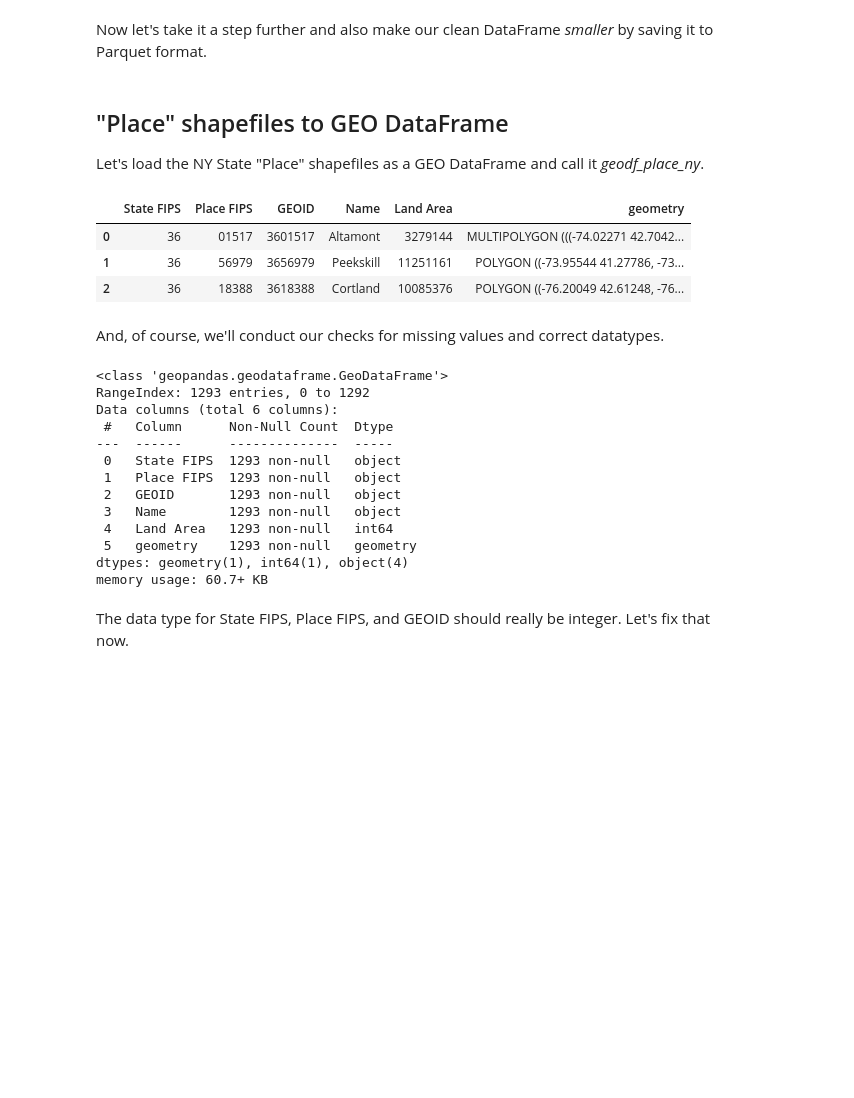
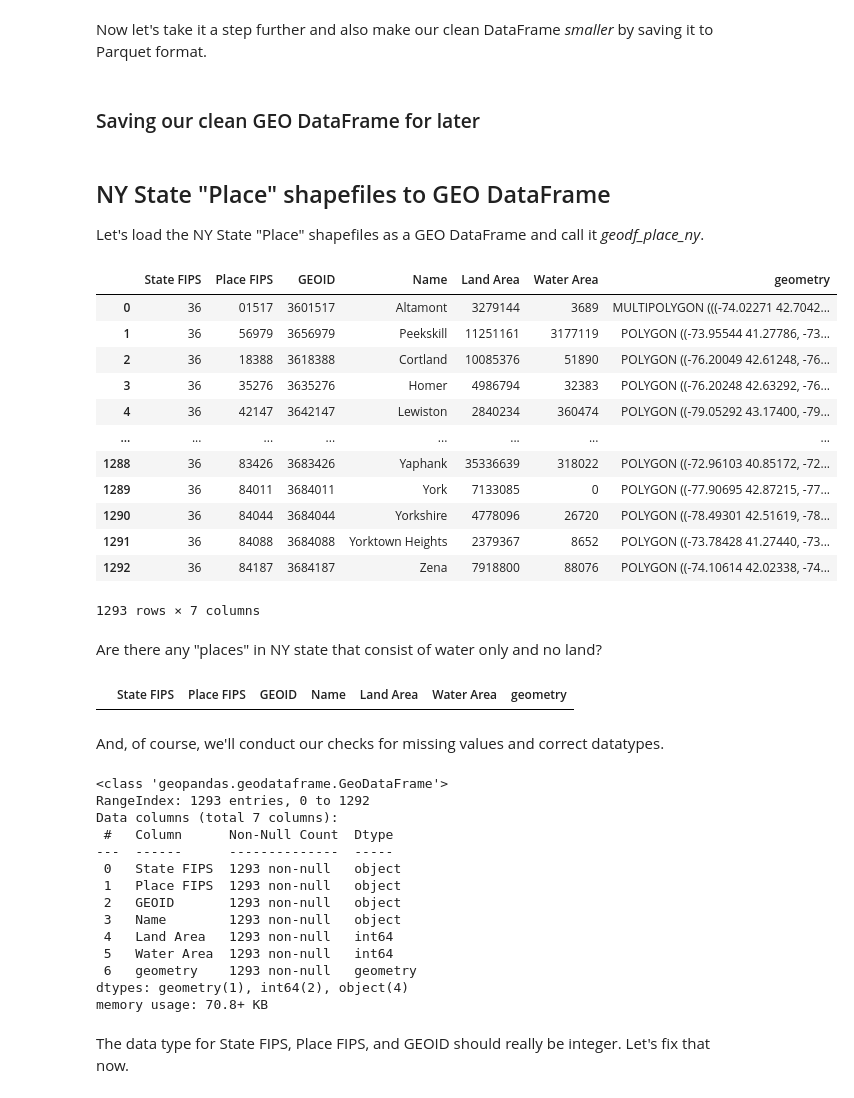
Before and after one commit to flanasonic/visualizing_population_density, a Jupyter notebook: notebooks/03_DataCleanup_GIS.ipynb, the cells around one changed output. Cells and saved outputs as stored; diff of their text form; code cells hidden in the pictures; blank space fills up the shorter version.

```diff
--- a/notebooks/03_DataCleanup_GIS.ipynb
+++ b/notebooks/03_DataCleanup_GIS.ipynb
@@ -151 +205,3 @@ Now let's take it a step further and also make our clean DataFrame *smaller* by
+# %% [markdown]
+### Saving our clean GEO DataFrame for later
 # %%
@@ -163,28 +217,44 @@ clean_geodf_tract_ny_file_csv  = os.path.join(clean_data_dir, "tl_2020_36_tract2
 geodf_tract_ny.to_csv(clean_geodf_tract_ny_file_csv, index=False)
 #= pa.Table.from_pandas(ny_shapes_df, preserve_index=False)
 # %% [markdown]
-## "Place" shapefiles to GEO DataFrame
+## NY State "Place" shapefiles to GEO DataFrame
 
 Let's load the NY State "Place" shapefiles as a GEO DataFrame and call it *geodf_place_ny*.
 # %%
 import geopandas as gpd
 
 # make GEO DataFrame from the NY State "Place" shapefiles
 shapefile_place_ny = os.path.join(shapes_dir,"tl_2020_36_place20.zip")
 geodf_place_ny = gpd.read_file(shapefile_place_ny, encoding_errors='ignore')
 
 # select only the columns we want
-geodf_place_ny = geodf_place_ny[['STATEFP20', 'PLACEFP20', 'GEOID20', 'NAME20', 'ALAND20', 'geometry']]
+geodf_place_ny = geodf_place_ny[['STATEFP20', 'PLACEFP20', 'GEOID20', 'NAME20', 'ALAND20', 'AWATER20', 'geometry']]
 
 # rename the columns
-geodf_place_ny.rename(columns={'STATEFP20': 'State FIPS', 'PLACEFP20': 'Place FIPS', 'GEOID20': 'GEOID', 'NAME20': 'Name', 'ALAND20': 'Land Area'}, inplace=True)
+geodf_place_ny.rename(columns={'STATEFP20': 'State FIPS', 'PLACEFP20': 'Place FIPS', 'GEOID20': 'GEOID', 'NAME20': 'Name', 'ALAND20': 'Land Area', 'AWATER20': 'Water Area'}, inplace=True)
 
 geodf_place_ny.head(3)
+geodf_place_ny
 # %% [output]
-|  | State FIPS | Place FIPS | GEOID | Name | Land Area | geometry |
-| 0 | 36 | 01517 | 3601517 | Altamont | 3279144 | MULTIPOLYGON (((-74.02271 42.7042... |
-| 1 | 36 | 56979 | 3656979 | Peekskill | 11251161 | POLYGON ((-73.95544 41.27786, -73... |
-| 2 | 36 | 18388 | 3618388 | Cortland | 10085376 | POLYGON ((-76.20049 42.61248, -76... |
+|  | State FIPS | Place FIPS | GEOID | Name | Land Area | Water Area | geometry |
+| 0 | 36 | 01517 | 3601517 | Altamont | 3279144 | 3689 | MULTIPOLYGON (((-74.02271 42.7042... |
+| 1 | 36 | 56979 | 3656979 | Peekskill | 11251161 | 3177119 | POLYGON ((-73.95544 41.27786, -73... |
+| 2 | 36 | 18388 | 3618388 | Cortland | 10085376 | 51890 | POLYGON ((-76.20049 42.61248, -76... |
+| 3 | 36 | 35276 | 3635276 | Homer | 4986794 | 32383 | POLYGON ((-76.20248 42.63292, -76... |
+| 4 | 36 | 42147 | 3642147 | Lewiston | 2840234 | 360474 | POLYGON ((-79.05292 43.17400, -79... |
+| ... | ... | ... | ... | ... | ... | ... | ... |
+| 1288 | 36 | 83426 | 3683426 | Yaphank | 35336639 | 318022 | POLYGON ((-72.96103 40.85172, -72... |
+| 1289 | 36 | 84011 | 3684011 | York | 7133085 | 0 | POLYGON ((-77.90695 42.87215, -77... |
+| 1290 | 36 | 84044 | 3684044 | Yorkshire | 4778096 | 26720 | POLYGON ((-78.49301 42.51619, -78... |
+| 1291 | 36 | 84088 | 3684088 | Yorktown Heights | 2379367 | 8652 | POLYGON ((-73.78428 41.27440, -73... |
+| 1292 | 36 | 84187 | 3684187 | Zena | 7918800 | 88076 | POLYGON ((-74.10614 42.02338, -74... |
+1293 rows × 7 columns
+# %% [markdown]
+Are there any "places" in NY state that consist of water only and no land?
+# %%
+geodf_place_ny[geodf_place_ny['Land Area'] == 0]
+# %% [output]
+|  | State FIPS | Place FIPS | GEOID | Name | Land Area | Water Area | geometry |
 # %% [markdown]
 And, of course, we'll conduct our checks for missing values and correct datatypes.
 # %%
@@ -192,7 +262,7 @@ geodf_place_ny.info()
 # %% [output]
 <class 'geopandas.geodataframe.GeoDataFrame'>
 RangeIndex: 1293 entries, 0 to 1292
-Data columns (total 6 columns):
+Data columns (total 7 columns):
  #   Column      Non-Null Count  Dtype
 ---  ------      --------------  -----
  0   State FIPS  1293 non-null   object
@@ -200,9 +270,10 @@ Data columns (total 6 columns):
  2   GEOID       1293 non-null   object
  3   Name        1293 non-null   object
  4   Land Area   1293 non-null   int64
- 5   geometry    1293 non-null   geometry
-dtypes: geometry(1), int64(1), object(4)
-memory usage: 60.7+ KB
+ 5   Water Area  1293 non-null   int64
+ 6   geometry    1293 non-null   geometry
+dtypes: geometry(1), int64(2), object(4)
+memory usage: 70.8+ KB
 # %% [markdown]
 The data type for State FIPS, Place FIPS, and GEOID should really be integer. Let's fix that now.
 # %%
```
Also changed, not shown: parts of 27 cells of this notebook, 12 other files.
